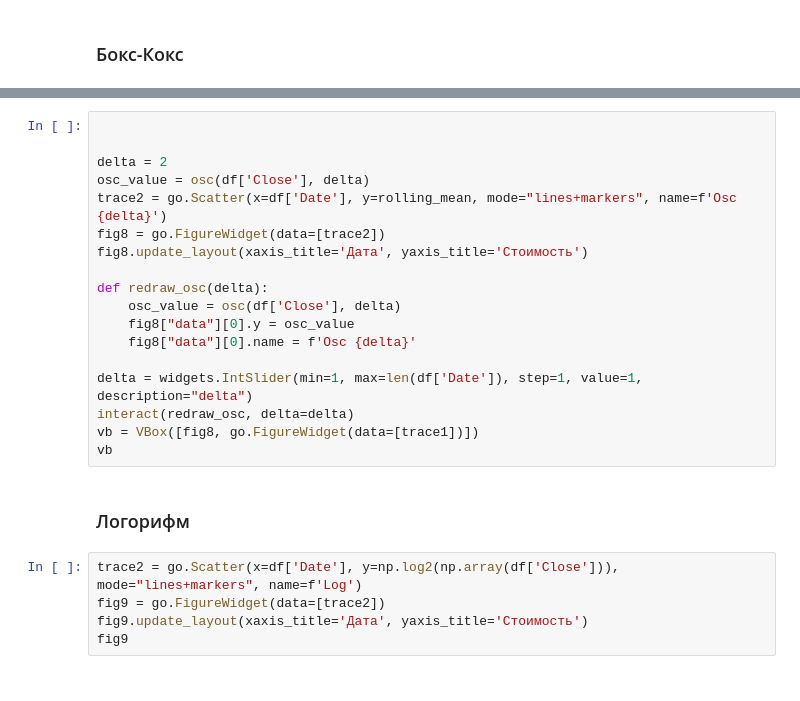
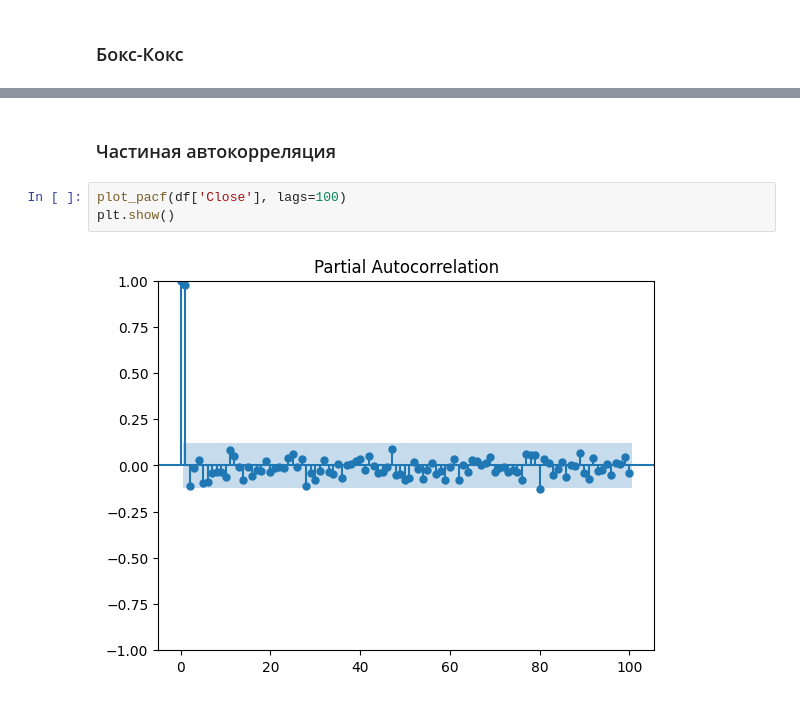
Before and after one commit to Safreliy/time_series_analysis, a Jupyter notebook: lab3/lab3.ipynb, the cells around one changed output, grey strips where cells are left out. Cells and saved outputs as stored; diff of their text form.

Commit message:
Pacf

```diff
--- a/lab3/lab3.ipynb
+++ b/lab3/lab3.ipynb
@@ -306,25 +158,7 @@ def osc(data, delta):
-# %%
-
-
-delta = 2
-osc_value = osc(df['Close'], delta)
-trace2 = go.Scatter(x=df['Date'], y=rolling_mean, mode="lines+markers", name=f'Osc {delta}')
-fig8 = go.FigureWidget(data=[trace2])
-fig8.update_layout(xaxis_title='Дата', yaxis_title='Стоимость')
-
-def redraw_osc(delta):
-    osc_value = osc(df['Close'], delta)
-    fig8["data"][0].y = osc_value
-    fig8["data"][0].name = f'Osc {delta}'
-
-delta = widgets.IntSlider(min=1, max=len(df['Date']), step=1, value=1, description="delta")
-interact(redraw_osc, delta=delta)
-vb = VBox([fig8, go.FigureWidget(data=[trace1])])
-vb
-# %% [markdown]
-### Логорифм
-# %%
-trace2 = go.Scatter(x=df['Date'], y=np.log2(np.array(df['Close'])), mode="lines+markers", name=f'Log')
-fig9 = go.FigureWidget(data=[trace2])
-fig9.update_layout(xaxis_title='Дата', yaxis_title='Стоимость')
-fig9
+# %% [markdown]
+### Частиная автокорреляция
+# %%
+plot_pacf(df['Close'], lags=100)
+plt.show()
+# %% [output]
+[figure, added]
```
Also changed, not shown: parts of 16 cells of this notebook.
